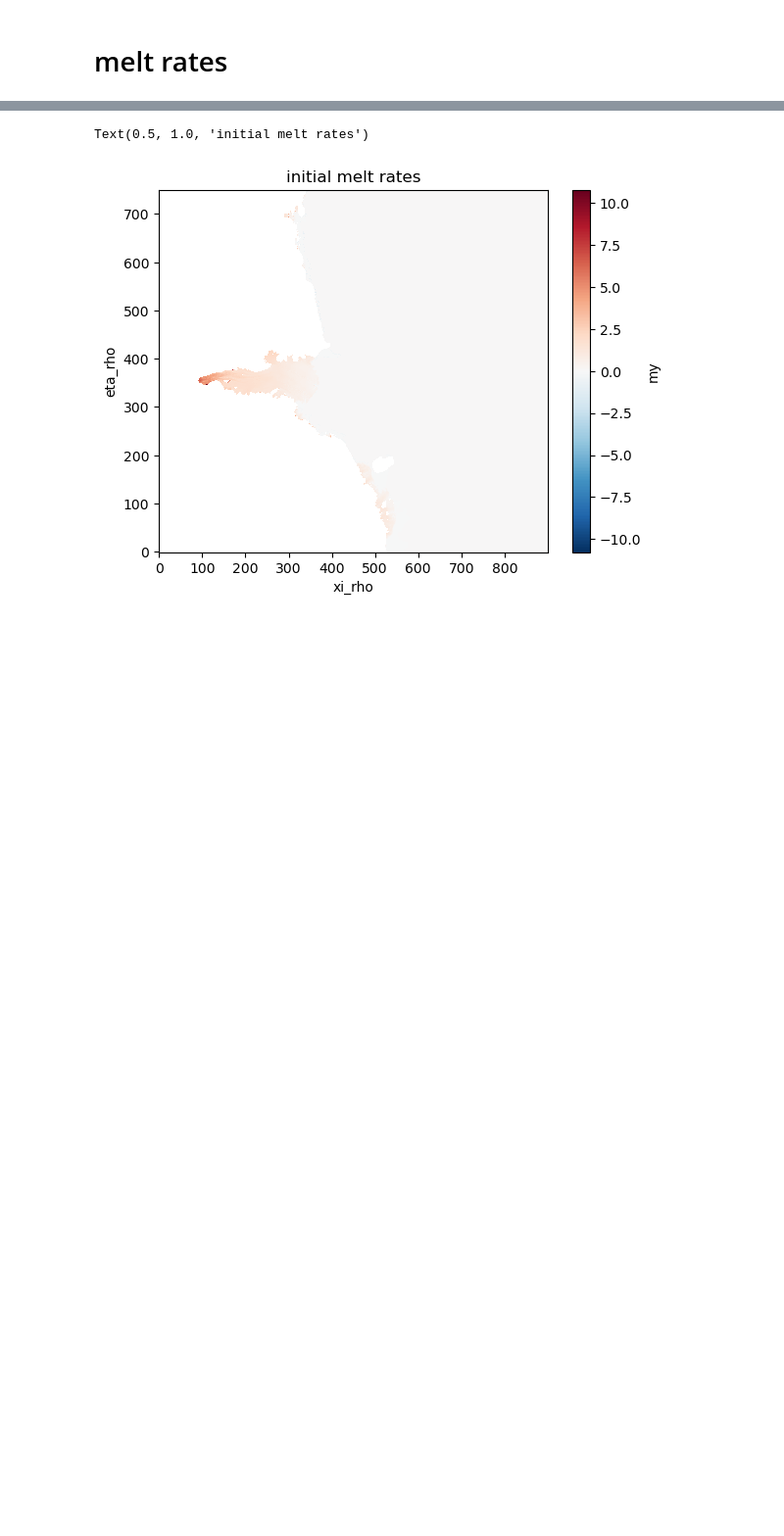
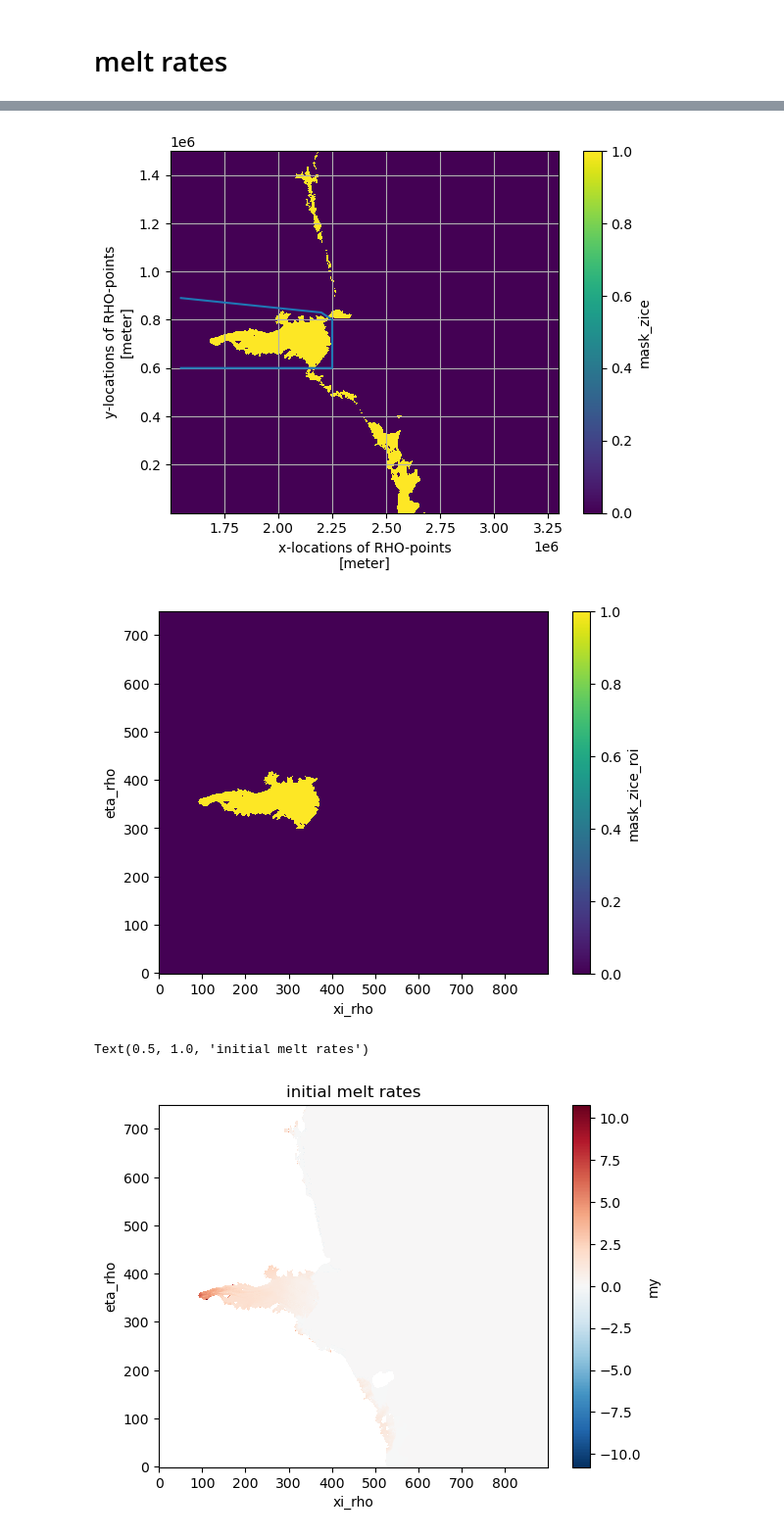
Before and after one commit to dgwyther/apom-analysis, a Jupyter notebook: notebooks/PrelimAna-spinupChecks-v2.ipynb, the cells around one changed output, grey strips where cells are left out. Shown at 98% size. Saved outputs shown, nothing was run; the diff lists cells and outputs as text; code cells hidden in the pictures; blank space fills up the shorter version.

```diff
--- a/notebooks/PrelimAna-spinupChecks-v2.ipynb
+++ b/notebooks/PrelimAna-spinupChecks-v2.ipynb
@@ -181,3 +257,30 @@ making vertical coordinates
+# %%
+# make masks
+ds['mask_zice'] = ((ds.zice<0)*ds.mask_rho)
+
+# now make a ROI mask(s)
+# plt.figure(figsize=(15,15))
+ds.mask_zice.plot(x='x_rho',y='y_rho')
+plt.grid()
+poly_shelf = np.array([
+    [1.55e6,600000],
+    [2.25e6,600000],
+    [2.25e6,800000],
+    [2.20e6,830000],
+    [1.55e6,890000]])
+plt.plot(poly_shelf[:,0],poly_shelf[:,1])
+plt.show()
+
+mask_roi = inpolygon(ds.x_rho.values, ds.y_rho.values,poly_shelf[:,0], poly_shelf[:,1])
+
+
+ds['mask_zice_roi'] = ds.mask_zice*mask_roi
+ds.mask_zice_roi.plot()
+roi_label1 = 'amery'
+ds.mask_zice_roi.attrs['long_name']=roi_label1
+# %% [output]
+[figure, added]
+[figure, added]
 # %%
 # implement the missing value
 ds['m'] = ds.m.where(ds.m<1e35,np.NaN)
```
Also changed, not shown: parts of 26 cells of this notebook.
